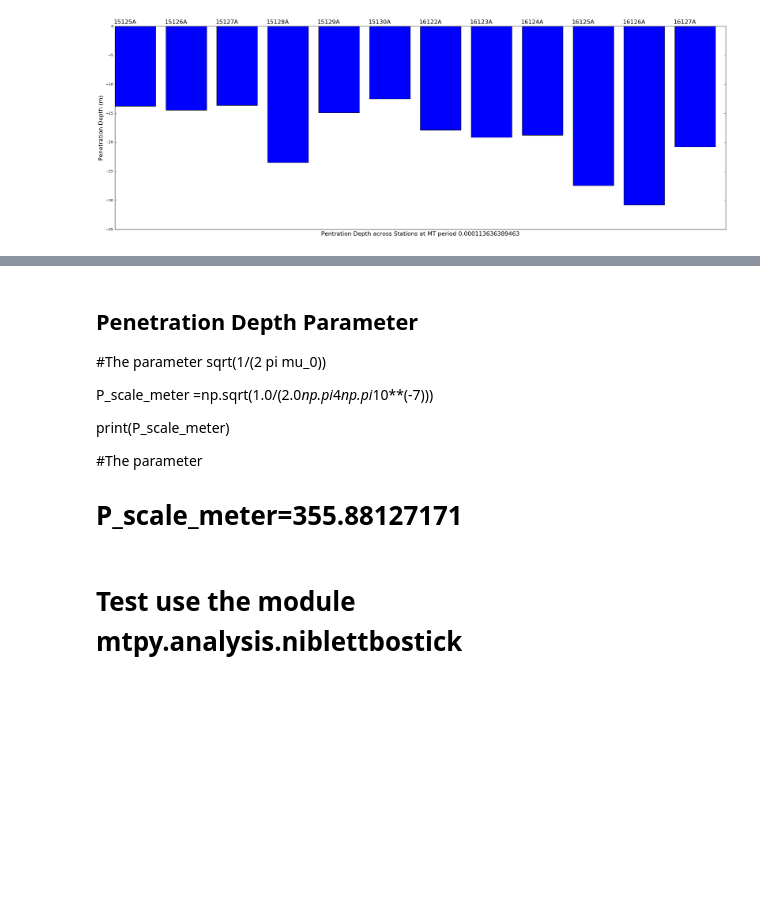
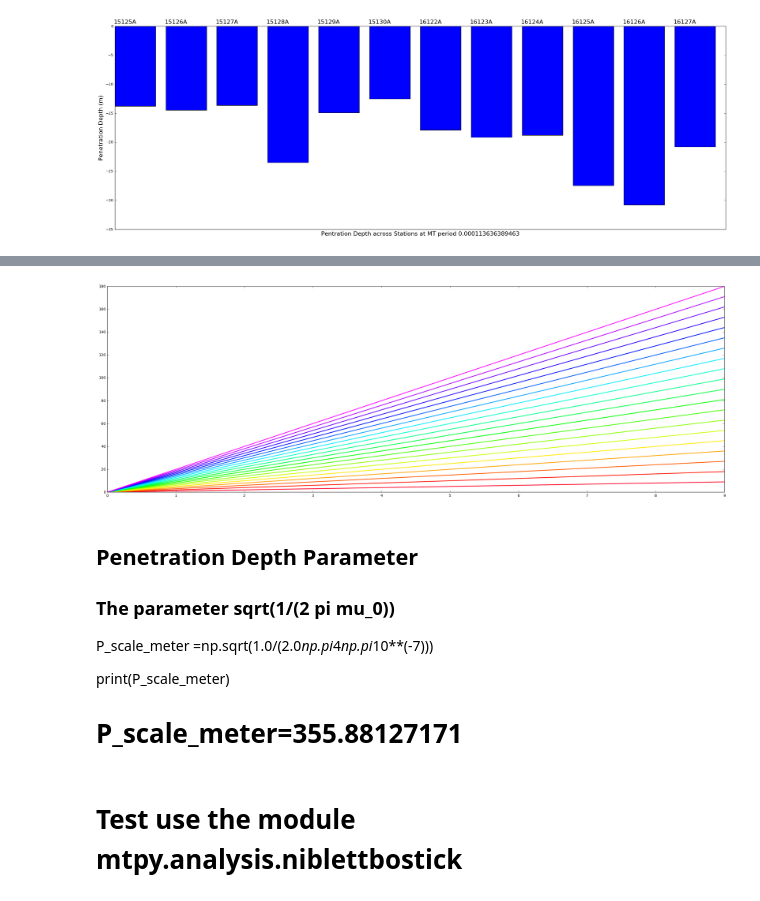
Before and after one commit to MTgeophysics/mtpy, a Jupyter notebook: examples/notebooks/Apparent_Resistivity_Penetration_Depth.ipynb, the cells around one changed output, grey strips where cells are left out. Saved outputs shown, nothing was run; the diff lists cells and outputs as text; code cells hidden in the pictures; blank space fills up the shorter version.

```diff
--- a/examples/notebooks/Apparent_Resistivity_Penetration_Depth.ipynb
+++ b/examples/notebooks/Apparent_Resistivity_Penetration_Depth.ipynb
@@ -204,7 +204,7 @@ def plot_resistivity(period, edifiles):
     return (stations, app_resis )
 # %%
 for i in xrange(0,5):
-    res=plot_pen_depth(i,edifiles)
+    res=plot_resistivity(i,edifiles)
 # %% [output]
 [figure]
 # %%
@@ -288,0 +445,8 @@ plt.gca().xaxis.tick_top()
+# %%
+NUM_COLORS = 12
+
+cm = plt.get_cmap('gist_rainbow')
+
+for i in range(NUM_COLORS):
+    color = cm(1.*i/NUM_COLORS)  # color will now be an RGBA tuple
+    print color
@@ -289,13 +467,30 @@ plt.gca().xaxis.tick_top()
+# %%
+import matplotlib.pyplot as plt
+import numpy as np
+
+NUM_COLORS = 20
+
+cm = plt.get_cmap('gist_rainbow')
+
+fig = plt.figure()
+ax = fig.add_subplot(111)
+ax.set_color_cycle([cm(1.*i/NUM_COLORS) for i in range(NUM_COLORS)])
+for i in range(NUM_COLORS):
+    ax.plot(np.arange(10)*(i+1))
+
+fig.savefig('moreColors.png')
+plt.show()
+# %% [output]
+[figure, added]
 # %% [markdown]
 ## Penetration Depth Parameter
 
-#The parameter  sqrt(1/(2 pi mu_0))
+### The parameter  sqrt(1/(2 pi mu_0))
 
 P_scale_meter =np.sqrt(1.0/(2.0*np.pi*4*np.pi*10**(-7)))
 
 print(P_scale_meter)
 
-#The parameter
 
 # P_scale_meter=355.88127171
 # %% [markdown]
```
Also changed, not shown: parts of 11 cells of this notebook, 1 other file.
